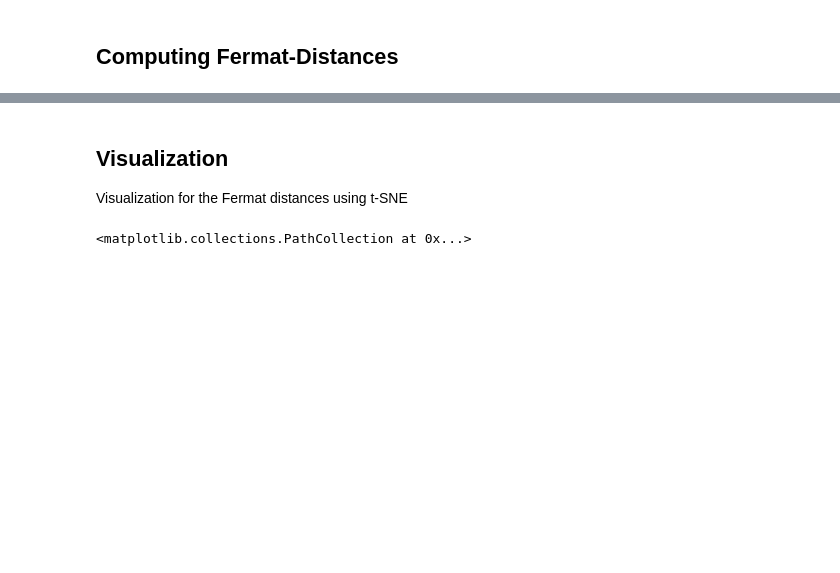
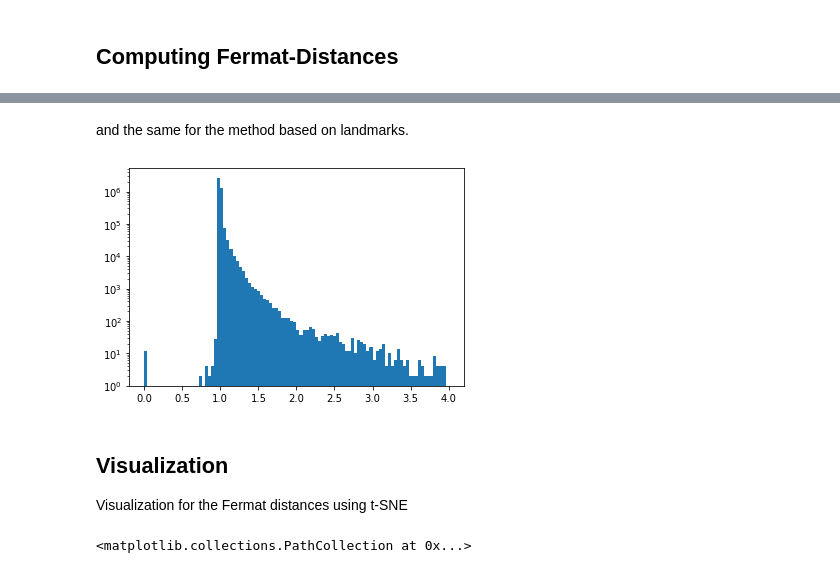
Before and after one commit to ferraris-laure/fermat, a Jupyter notebook: examples/Fermat_quick_start.ipynb, the cells around one changed output, grey strips where cells are left out. Cells and saved outputs as stored; diff of their text form; code cells hidden in the pictures; blank space fills up the shorter version.

```diff
--- a/examples/Fermat_quick_start.ipynb
+++ b/examples/Fermat_quick_start.ipynb
@@ -139,3 +164,9 @@ Wall time: 22.5 s
+# %% [markdown]
+and the same for the method based on landmarks.
+# %%
+plt.hist(np.divide(fermat_dist_aprox_L, fermat_dist_exact).flatten(), range=(0,4), bins=100, log=True);
+# %% [output]
+[figure, added]
 # %% [markdown]
 ## Visualization
 
```
Also changed, not shown: parts of 29 cells of this notebook.
